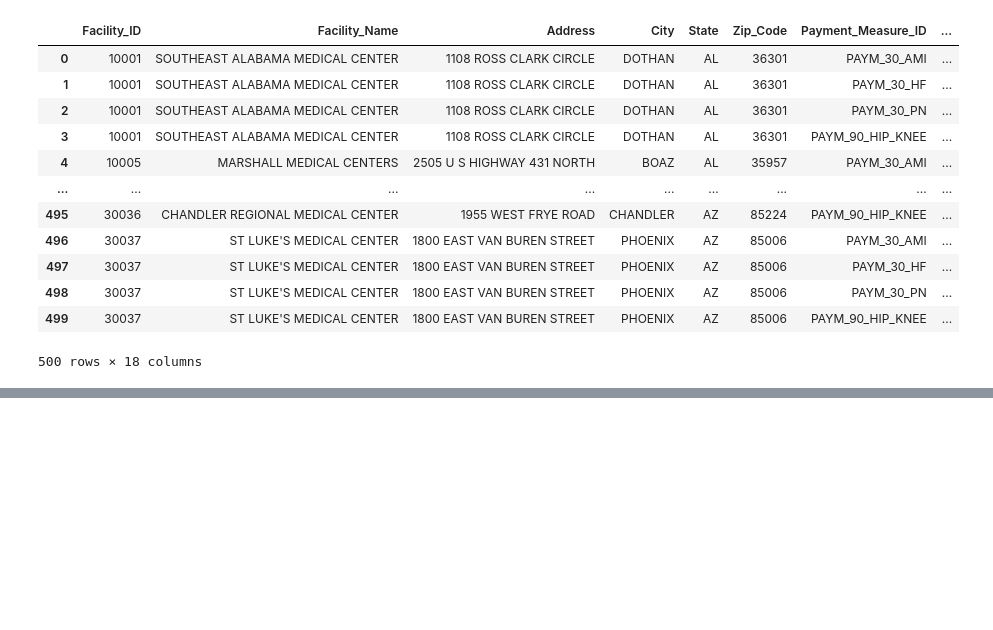
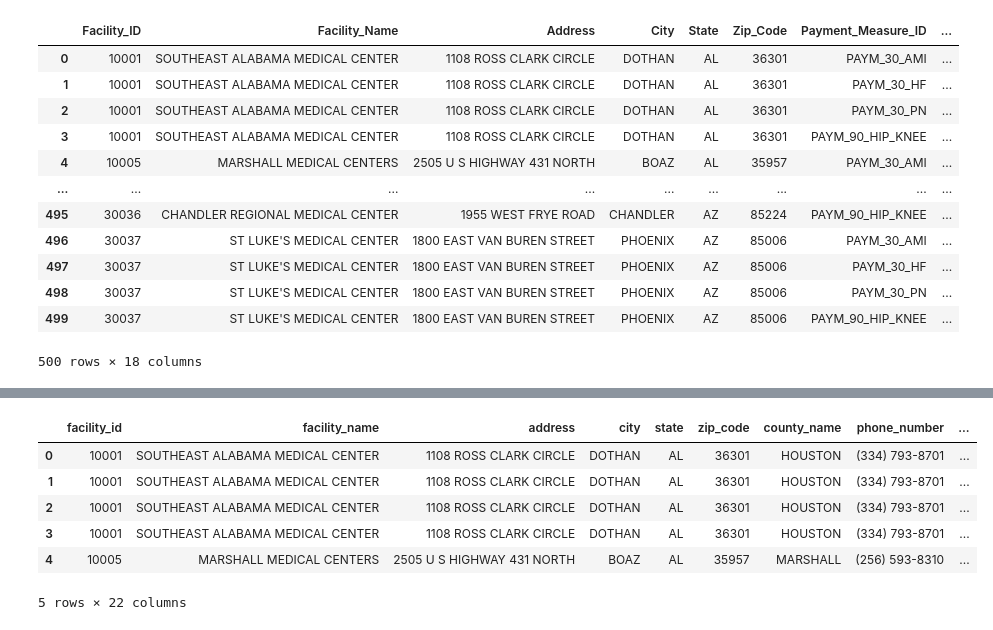
Before and after one commit to NoahGoldstein13/full_stack_data_analytics_project, a Jupyter notebook: Nadia/cleaning_data.ipynb, the cells around one changed output, grey strips where cells are left out. Saved outputs shown, nothing was run; the diff lists cells and outputs as text; code cells hidden in the pictures; blank space fills up the shorter version.

```diff
--- a/Nadia/cleaning_data.ipynb
+++ b/Nadia/cleaning_data.ipynb
@@ -47,0 +67,11 @@ df
+# %%
+value_df.columns = value_df.columns.str.replace(' ', '_').str.lower()
+value_df.head()
+# %% [output]
+|  | facility_id | facility_name | address | city | state | zip_code | county_name | phone_number | ... |
+| 0 | 10001 | SOUTHEAST ALABAMA MEDICAL CENTER | 1108 ROSS CLARK CIRCLE | DOTHAN | AL | 36301 | HOUSTON | (334) 793-8701 | ... |
+| 1 | 10001 | SOUTHEAST ALABAMA MEDICAL CENTER | 1108 ROSS CLARK CIRCLE | DOTHAN | AL | 36301 | HOUSTON | (334) 793-8701 | ... |
+| 2 | 10001 | SOUTHEAST ALABAMA MEDICAL CENTER | 1108 ROSS CLARK CIRCLE | DOTHAN | AL | 36301 | HOUSTON | (334) 793-8701 | ... |
+| 3 | 10001 | SOUTHEAST ALABAMA MEDICAL CENTER | 1108 ROSS CLARK CIRCLE | DOTHAN | AL | 36301 | HOUSTON | (334) 793-8701 | ... |
+| 4 | 10005 | MARSHALL MEDICAL CENTERS | 2505 U S HIGHWAY 431 NORTH | BOAZ | AL | 35957 | MARSHALL | (256) 593-8310 | ... |
+5 rows × 22 columns
```
Also changed, not shown: parts of 8 cells of this notebook, 2 other files.
